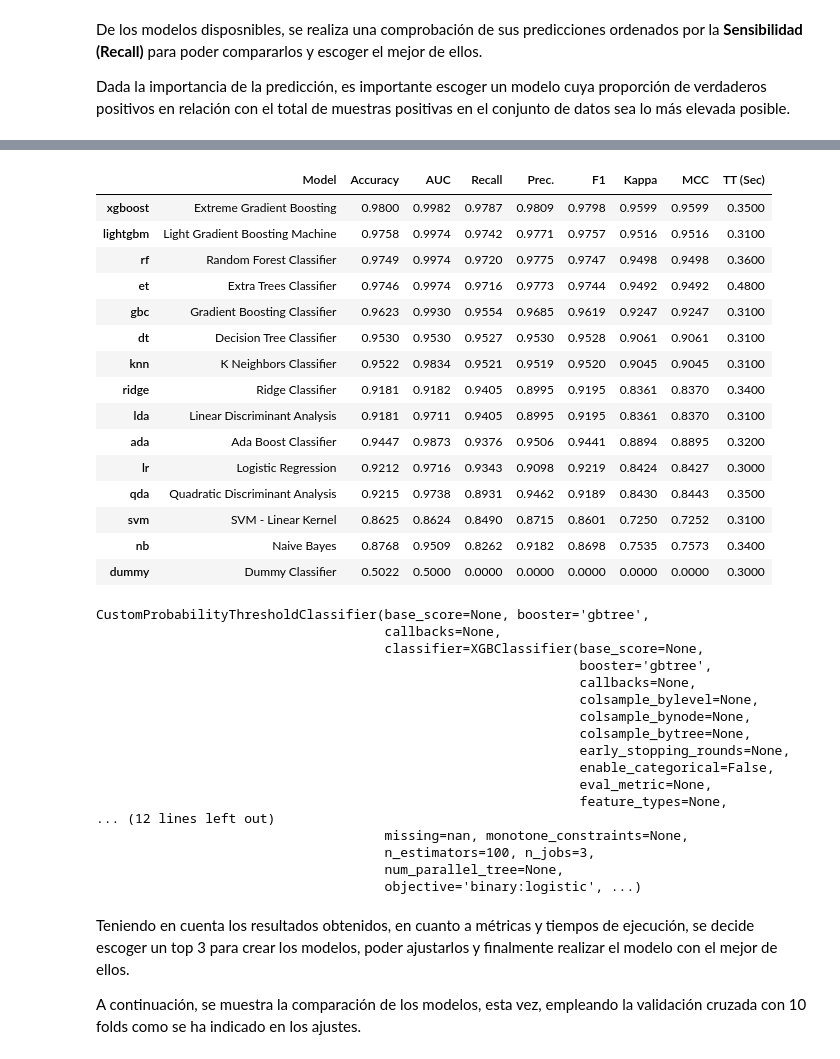
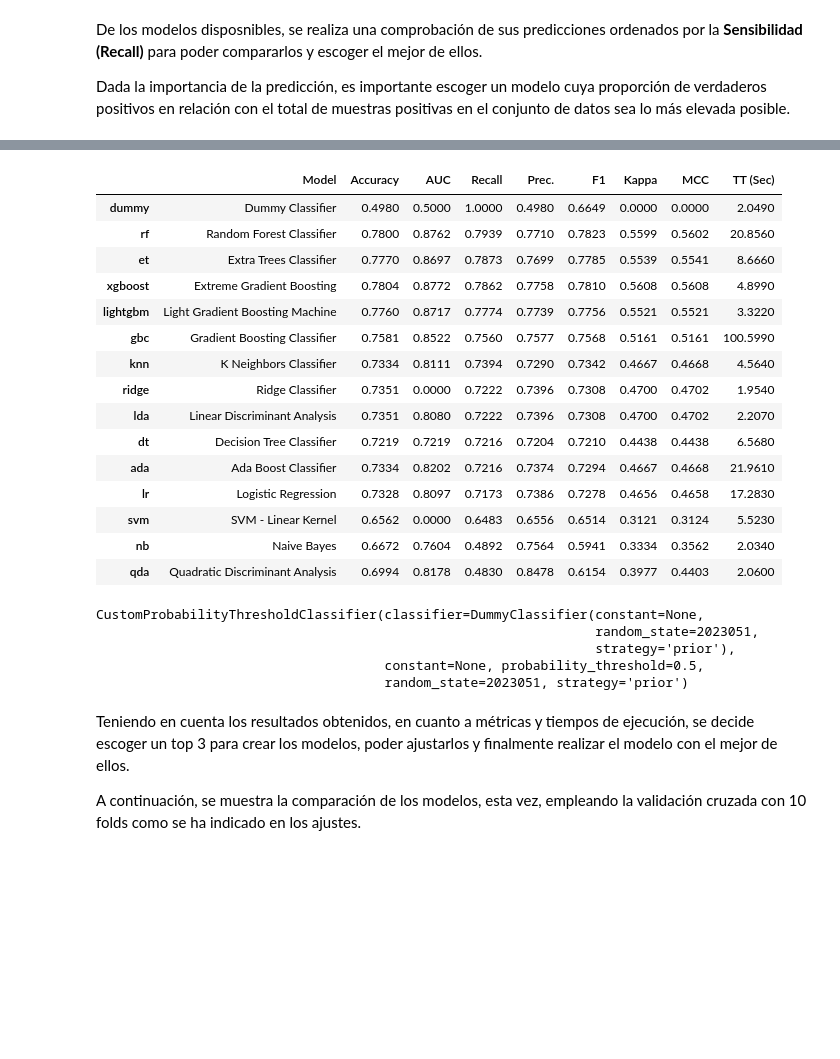
Before and after one commit to Vic-silo/TFM-EIP, a Jupyter notebook: ML-Models/PHA-crew_Jose.ipynb, the cells around one changed output, grey strips where cells are left out. Saved outputs shown, nothing was run; the diff lists cells and outputs as text; code cells hidden in the pictures; blank space fills up the shorter version.

```diff
--- a/ML-Models/PHA-crew_Jose.ipynb
+++ b/ML-Models/PHA-crew_Jose.ipynb
@@ -1546,42 +1675,30 @@ De los modelos disposnibles, se realiza una comprobación de sus predicciones or
 
 Dada la importancia de la predicción, es importante escoger un modelo cuya proporción de verdaderos positivos en relación con el total de muestras positivas en el conjunto de datos sea lo más elevada posible.
 # %%
-compare_models(cross_validation=False, include=test_models_id, probability_threshold=0.5, sort='Recall')
+compare_models(cross_validation=True, include=test_models_id, probability_threshold=0.5, sort='Recall')
 # %% [output]
 [interactive output not drawn]
 |  | Model | Accuracy | AUC | Recall | Prec. | F1 | Kappa | MCC | TT (Sec) |
-| xgboost | Extreme Gradient Boosting | 0.9800 | 0.9982 | 0.9787 | 0.9809 | 0.9798 | 0.9599 | 0.9599 | 0.3500 |
-| lightgbm | Light Gradient Boosting Machine | 0.9758 | 0.9974 | 0.9742 | 0.9771 | 0.9757 | 0.9516 | 0.9516 | 0.3100 |
-| rf | Random Forest Classifier | 0.9749 | 0.9974 | 0.9720 | 0.9775 | 0.9747 | 0.9498 | 0.9498 | 0.3600 |
-| et | Extra Trees Classifier | 0.9746 | 0.9974 | 0.9716 | 0.9773 | 0.9744 | 0.9492 | 0.9492 | 0.4800 |
-| gbc | Gradient Boosting Classifier | 0.9623 | 0.9930 | 0.9554 | 0.9685 | 0.9619 | 0.9247 | 0.9247 | 0.3100 |
-| dt | Decision Tree Classifier | 0.9530 | 0.9530 | 0.9527 | 0.9530 | 0.9528 | 0.9061 | 0.9061 | 0.3100 |
-| knn | K Neighbors Classifier | 0.9522 | 0.9834 | 0.9521 | 0.9519 | 0.9520 | 0.9045 | 0.9045 | 0.3100 |
-| ridge | Ridge Classifier | 0.9181 | 0.9182 | 0.9405 | 0.8995 | 0.9195 | 0.8361 | 0.8370 | 0.3400 |
-| lda | Linear Discriminant Analysis | 0.9181 | 0.9711 | 0.9405 | 0.8995 | 0.9195 | 0.8361 | 0.8370 | 0.3100 |
-| ada | Ada Boost Classifier | 0.9447 | 0.9873 | 0.9376 | 0.9506 | 0.9441 | 0.8894 | 0.8895 | 0.3200 |
-| lr | Logistic Regression | 0.9212 | 0.9716 | 0.9343 | 0.9098 | 0.9219 | 0.8424 | 0.8427 | 0.3000 |
-| qda | Quadratic Discriminant Analysis | 0.9215 | 0.9738 | 0.8931 | 0.9462 | 0.9189 | 0.8430 | 0.8443 | 0.3500 |
-| svm | SVM - Linear Kernel | 0.8625 | 0.8624 | 0.8490 | 0.8715 | 0.8601 | 0.7250 | 0.7252 | 0.3100 |
-| nb | Naive Bayes | 0.8768 | 0.9509 | 0.8262 | 0.9182 | 0.8698 | 0.7535 | 0.7573 | 0.3400 |
-| dummy | Dummy Classifier | 0.5022 | 0.5000 | 0.0000 | 0.0000 | 0.0000 | 0.0000 | 0.0000 | 0.3000 |
+| dummy | Dummy Classifier | 0.4980 | 0.5000 | 1.0000 | 0.4980 | 0.6649 | 0.0000 | 0.0000 | 2.0490 |
+| rf | Random Forest Classifier | 0.7800 | 0.8762 | 0.7939 | 0.7710 | 0.7823 | 0.5599 | 0.5602 | 20.8560 |
+| et | Extra Trees Classifier | 0.7770 | 0.8697 | 0.7873 | 0.7699 | 0.7785 | 0.5539 | 0.5541 | 8.6660 |
+| xgboost | Extreme Gradient Boosting | 0.7804 | 0.8772 | 0.7862 | 0.7758 | 0.7810 | 0.5608 | 0.5608 | 4.8990 |
+| lightgbm | Light Gradient Boosting Machine | 0.7760 | 0.8717 | 0.7774 | 0.7739 | 0.7756 | 0.5521 | 0.5521 | 3.3220 |
+| gbc | Gradient Boosting Classifier | 0.7581 | 0.8522 | 0.7560 | 0.7577 | 0.7568 | 0.5161 | 0.5161 | 100.5990 |
+| knn | K Neighbors Classifier | 0.7334 | 0.8111 | 0.7394 | 0.7290 | 0.7342 | 0.4667 | 0.4668 | 4.5640 |
+| ridge | Ridge Classifier | 0.7351 | 0.0000 | 0.7222 | 0.7396 | 0.7308 | 0.4700 | 0.4702 | 1.9540 |
+| lda | Linear Discriminant Analysis | 0.7351 | 0.8080 | 0.7222 | 0.7396 | 0.7308 | 0.4700 | 0.4702 | 2.2070 |
+| dt | Decision Tree Classifier | 0.7219 | 0.7219 | 0.7216 | 0.7204 | 0.7210 | 0.4438 | 0.4438 | 6.5680 |
+| ada | Ada Boost Classifier | 0.7334 | 0.8202 | 0.7216 | 0.7374 | 0.7294 | 0.4667 | 0.4668 | 21.9610 |
+| lr | Logistic Regression | 0.7328 | 0.8097 | 0.7173 | 0.7386 | 0.7278 | 0.4656 | 0.4658 | 17.2830 |
+| svm | SVM - Linear Kernel | 0.6562 | 0.0000 | 0.6483 | 0.6556 | 0.6514 | 0.3121 | 0.3124 | 5.5230 |
+| nb | Naive Bayes | 0.6672 | 0.7604 | 0.4892 | 0.7564 | 0.5941 | 0.3334 | 0.3562 | 2.0340 |
+| qda | Quadratic Discriminant Analysis | 0.6994 | 0.8178 | 0.4830 | 0.8478 | 0.6154 | 0.3977 | 0.4403 | 2.0600 |
-CustomProbabilityThresholdClassifier(base_score=None, booster='gbtree',
-                                     callbacks=None,
-                                     classifier=XGBClassifier(base_score=None,
-                                                              booster='gbtree',
-                                                              callbacks=None,
-                                                              colsample_bylevel=None,
-                                                              colsample_bynode=None,
-                                                              colsample_bytree=None,
-                                                              early_stopping_rounds=None,
-                                                              enable_categorical=False,
-                                                              eval_metric=None,
-                                                              feature_types=None,
-... (12 lines left out)
-                                     missing=nan, monotone_constraints=None,
-                                     n_estimators=100, n_jobs=3,
-                                     num_parallel_tree=None,
-                                     objective='binary:logistic', ...)
+CustomProbabilityThresholdClassifier(classifier=DummyClassifier(constant=None,
+                                                                random_state=2023051,
+                                                                strategy='prior'),
+                                     constant=None, probability_threshold=0.5,
+                                     random_state=2023051, strategy='prior')
 # %% [markdown]
 Teniendo en cuenta los resultados obtenidos, en cuanto a métricas y tiempos de ejecución, se decide escoger un top 3 para crear los modelos, poder ajustarlos y finalmente realizar el modelo con el mejor de ellos.
 
```
Also changed, not shown: parts of 84 cells of this notebook, 33 other files.
